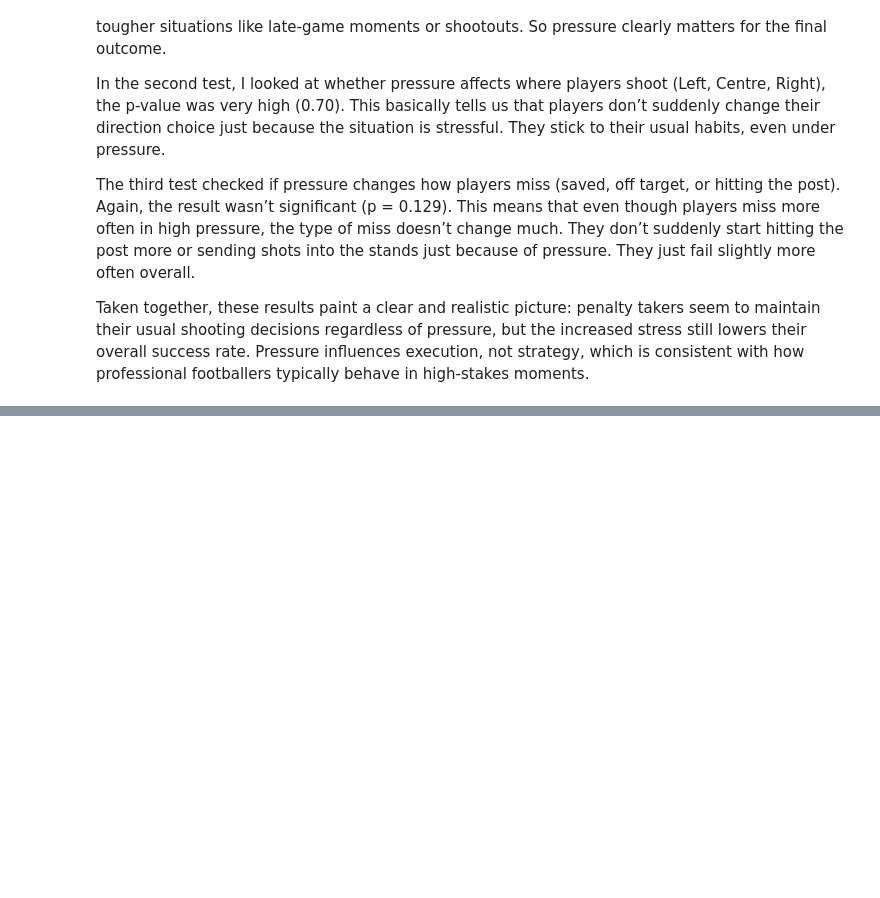
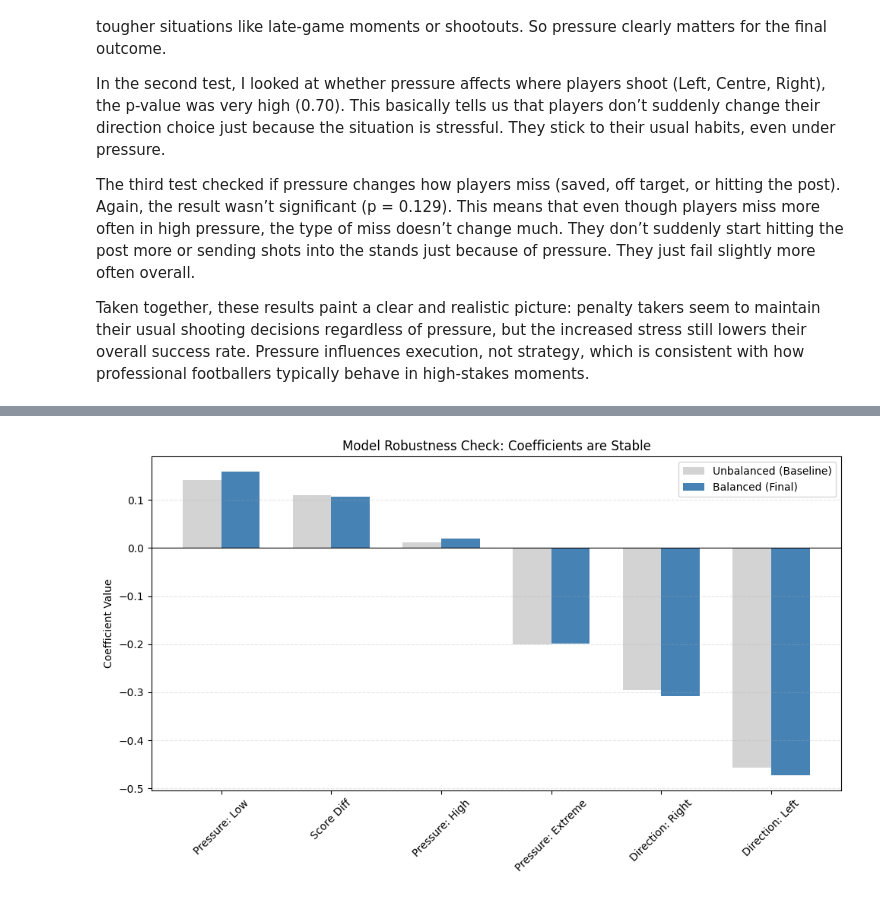
Before and after one commit to berkek55/DSA-210-Project, a Jupyter notebook: DSAPenaltyKickProject.ipynb, the cells around one changed output, grey strips where cells are left out. Cells and saved outputs as stored; diff of their text form; code cells hidden in the pictures; blank space fills up the shorter version.

```diff
--- a/DSAPenaltyKickProject.ipynb
+++ b/DSAPenaltyKickProject.ipynb
@@ -546,0 +830,28 @@ penalty takers seem to maintain their usual shooting decisions regardless of pre
+# %%
+import matplotlib.pyplot as plt
+import pandas as pd
+import numpy as np
+
+features = ['Pressure: Low', 'Score Diff', 'Pressure: High',
+            'Pressure: Extreme', 'Direction: Right', 'Direction: Left']
+
+unbalanced = [0.1413, 0.1096, 0.0112, -0.2001, -0.2948, -0.4567]
+balanced   = [0.1587, 0.1066, 0.0200, -0.1993, -0.3075, -0.4727]
+
+x = np.arange(len(features))
+width = 0.35
+
+plt.figure(figsize=(10, 6))
+plt.bar(x - width/2, unbalanced, width, label='Unbalanced (Baseline)', color='lightgray')
+plt.bar(x + width/2, balanced, width, label='Balanced (Final)', color='steelblue')
+
+plt.ylabel('Coefficient Value')
+plt.title('Model Robustness Check: Coefficients are Stable')
+plt.xticks(x, features, rotation=45)
+plt.axhline(0, color='black', linewidth=0.8)
+plt.legend()
+plt.grid(axis='y', linestyle='--', alpha=0.3)
+plt.tight_layout()
+plt.show()
+# %% [output]
+[figure, added]
```
Also changed, not shown: parts of 57 cells of this notebook.
